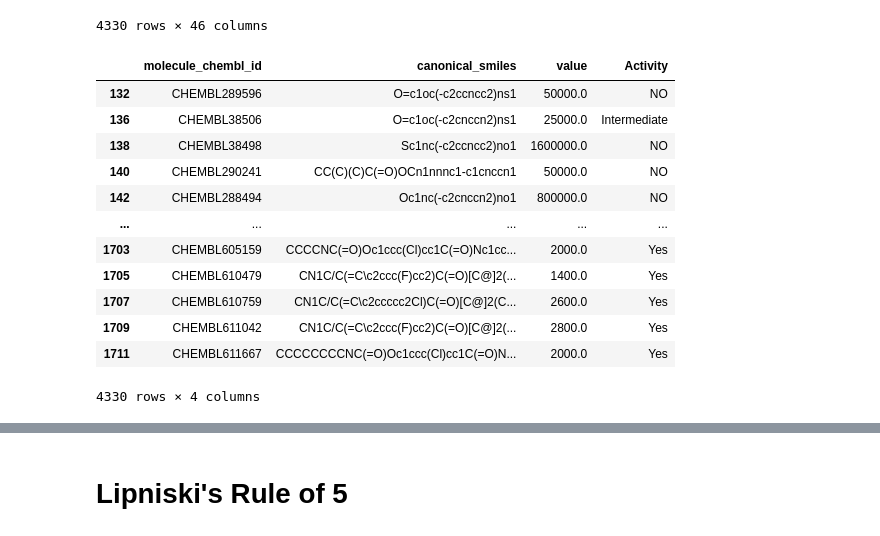
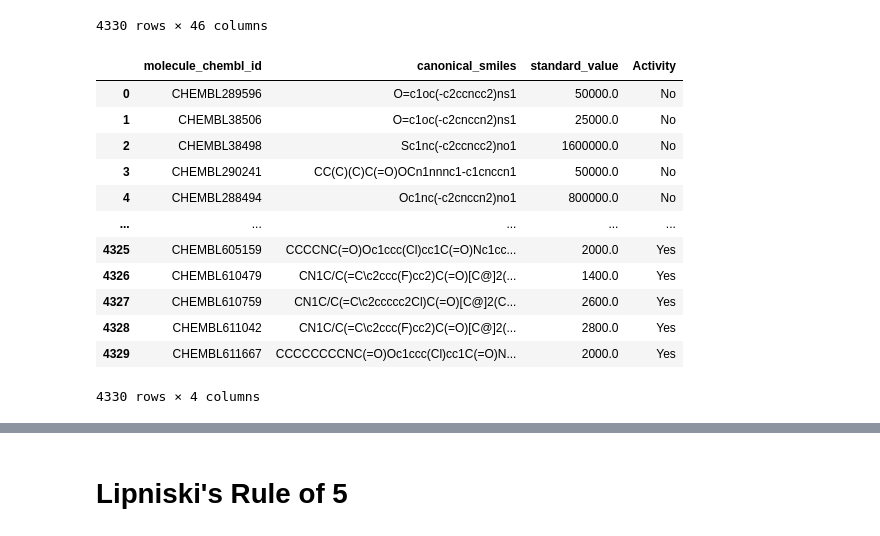
Before and after one commit to Jahan08/hERG-web-app, a Jupyter notebook: Mtb_MIC_data_manipulation.ipynb, the cells around one changed output, grey strips where cells are left out. Drawn from its saved outputs; the diff is of its cells as text; code cells hidden in the pictures.

```diff
--- a/Mtb_MIC_data_manipulation.ipynb
+++ b/Mtb_MIC_data_manipulation.ipynb
@@ -358,23 +358,25 @@ df_final
 4330 rows × 46 columns
 # %%
 df_final.to_csv('bioactivity_preprocessed_data_Mtb_nodup_MIC_nM.csv', index=False)
+# %%
+df_final=pd.read_csv('/content/bioactivity_preprocessed_data_Mtb_nodup_MIC_nM.csv', header = 0)
 # %%
-selection = ['molecule_chembl_id', 'canonical_smiles', 'value', 'Activity']
+selection = ['molecule_chembl_id', 'canonical_smiles', 'standard_value', 'Activity']
 df3 = df_final[selection]
 df3
 # %% [output]
-|  | molecule_chembl_id | canonical_smiles | value | Activity |
-| 132 | CHEMBL289596 | O=c1oc(-c2ccncc2)ns1 | 50000.0 | NO |
-| 136 | CHEMBL38506 | O=c1oc(-c2cnccn2)ns1 | 25000.0 | Intermediate |
-| 138 | CHEMBL38498 | Sc1nc(-c2ccncc2)no1 | 1600000.0 | NO |
-| 140 | CHEMBL290241 | CC(C)(C)C(=O)OCn1nnnc1-c1cnccn1 | 50000.0 | NO |
-| 142 | CHEMBL288494 | Oc1nc(-c2cnccn2)no1 | 800000.0 | NO |
+|  | molecule_chembl_id | canonical_smiles | standard_value | Activity |
+| 0 | CHEMBL289596 | O=c1oc(-c2ccncc2)ns1 | 50000.0 | No |
+| 1 | CHEMBL38506 | O=c1oc(-c2cnccn2)ns1 | 25000.0 | No |
+| 2 | CHEMBL38498 | Sc1nc(-c2ccncc2)no1 | 1600000.0 | No |
+| 3 | CHEMBL290241 | CC(C)(C)C(=O)OCn1nnnc1-c1cnccn1 | 50000.0 | No |
+| 4 | CHEMBL288494 | Oc1nc(-c2cnccn2)no1 | 800000.0 | No |
 | ... | ... | ... | ... | ... |
-| 1703 | CHEMBL605159 | CCCCNC(=O)Oc1ccc(Cl)cc1C(=O)Nc1cc... | 2000.0 | Yes |
-| 1705 | CHEMBL610479 | CN1C/C(=C\c2ccc(F)cc2)C(=O)[C@]2(... | 1400.0 | Yes |
-| 1707 | CHEMBL610759 | CN1C/C(=C\c2ccccc2Cl)C(=O)[C@]2(C... | 2600.0 | Yes |
-| 1709 | CHEMBL611042 | CN1C/C(=C\c2ccc(F)cc2)C(=O)[C@]2(... | 2800.0 | Yes |
-| 1711 | CHEMBL611667 | CCCCCCCCNC(=O)Oc1ccc(Cl)cc1C(=O)N... | 2000.0 | Yes |
+| 4325 | CHEMBL605159 | CCCCNC(=O)Oc1ccc(Cl)cc1C(=O)Nc1cc... | 2000.0 | Yes |
+| 4326 | CHEMBL610479 | CN1C/C(=C\c2ccc(F)cc2)C(=O)[C@]2(... | 1400.0 | Yes |
+| 4327 | CHEMBL610759 | CN1C/C(=C\c2ccccc2Cl)C(=O)[C@]2(C... | 2600.0 | Yes |
+| 4328 | CHEMBL611042 | CN1C/C(=C\c2ccc(F)cc2)C(=O)[C@]2(... | 2800.0 | Yes |
+| 4329 | CHEMBL611667 | CCCCCCCCNC(=O)Oc1ccc(Cl)cc1C(=O)N... | 2000.0 | Yes |
 4330 rows × 4 columns
 # %%
 ! wget https://repo.anaconda.com/miniconda/Miniconda3-py37_4.8.2-Linux-x86_64.sh
```
Also changed, not shown: parts of 45 cells of this notebook.
